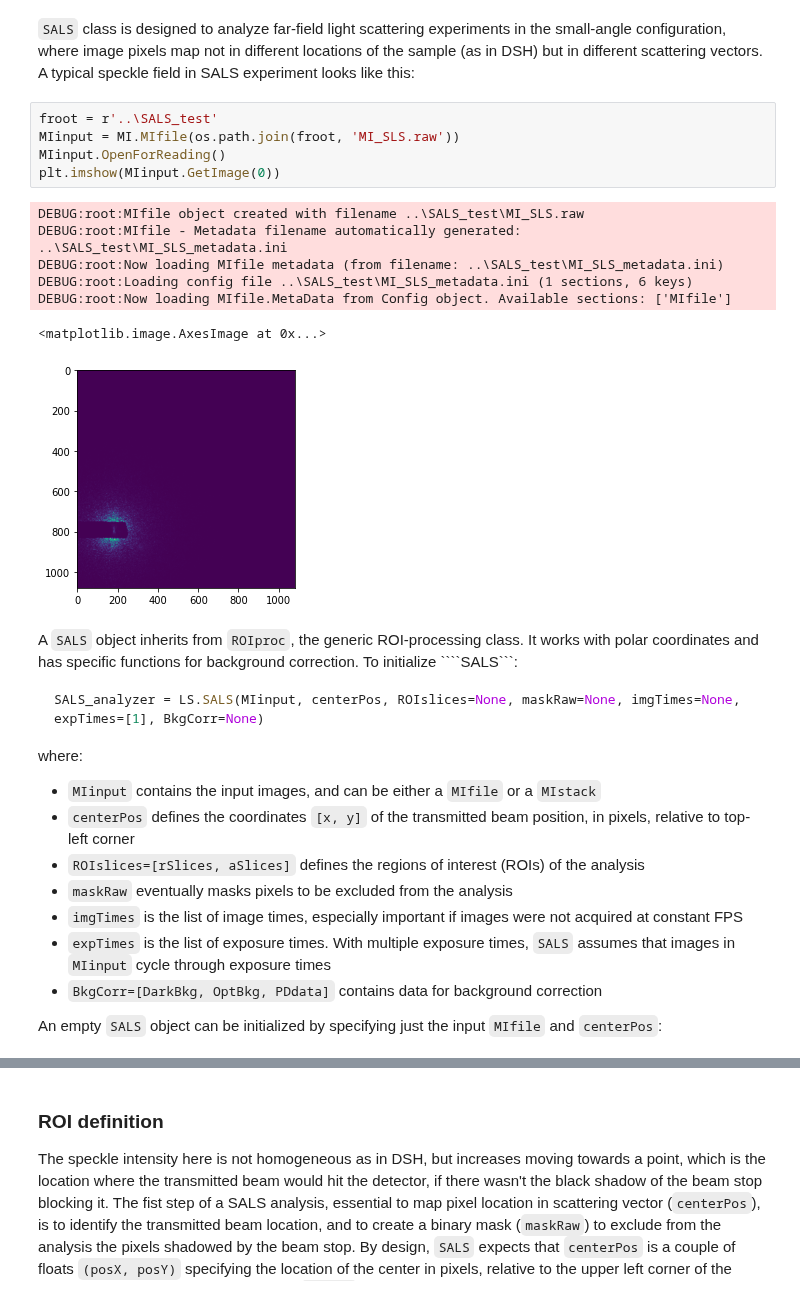
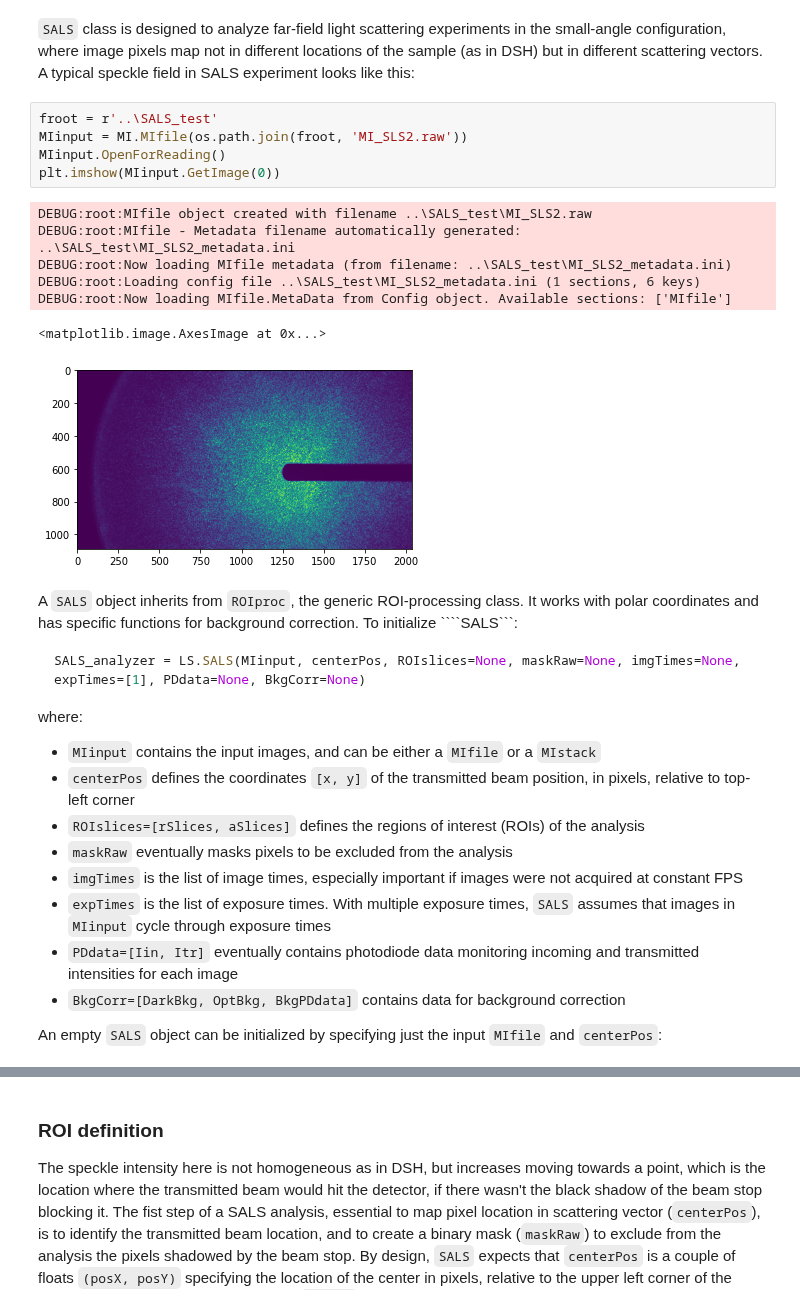
Before and after one commit to steaime/DSHpy, a Jupyter notebook: tutorial5_SALS.ipynb, the cells around one changed output, grey strips where cells are left out. Drawn from its saved outputs; the diff is of its cells as text.

Commit message:
Exposure time correction factor

`````diff
--- a/tutorial5_SALS.ipynb
+++ b/tutorial5_SALS.ipynb
@@ -28,22 +28,22 @@ INFO:root:SALS tutorial started
 ```SALS``` class is designed to analyze far-field light scattering experiments in the small-angle configuration, where image pixels map not in different locations of the sample (as in DSH) but in different scattering vectors. A typical speckle field in SALS experiment looks like this:
 # %%
 froot = r'..\SALS_test'
-MIinput = MI.MIfile(os.path.join(froot, 'MI_SLS.raw'))
+MIinput = MI.MIfile(os.path.join(froot, 'MI_SLS2.raw'))
 MIinput.OpenForReading()
 plt.imshow(MIinput.GetImage(0))
 # %% [output]
-DEBUG:root:MIfile object created with filename ..\SALS_test\MI_SLS.raw
-DEBUG:root:MIfile - Metadata filename automatically generated: ..\SALS_test\MI_SLS_metadata.ini
-DEBUG:root:Now loading MIfile metadata (from filename: ..\SALS_test\MI_SLS_metadata.ini)
-DEBUG:root:Loading config file ..\SALS_test\MI_SLS_metadata.ini (1 sections, 6 keys)
+DEBUG:root:MIfile object created with filename ..\SALS_test\MI_SLS2.raw
+DEBUG:root:MIfile - Metadata filename automatically generated: ..\SALS_test\MI_SLS2_metadata.ini
+DEBUG:root:Now loading MIfile metadata (from filename: ..\SALS_test\MI_SLS2_metadata.ini)
+DEBUG:root:Loading config file ..\SALS_test\MI_SLS2_metadata.ini (1 sections, 6 keys)
 DEBUG:root:Now loading MIfile.MetaData from Config object. Available sections: ['MIfile']
 <matplotlib.image.AxesImage at 0x...>
-[figure, old version]
+[figure, new version]
 # %% [markdown]
 A ```SALS``` object inherits from ```ROIproc```, the generic ROI-processing class. It works with polar coordinates and has specific functions for background correction. To initialize ````SALS```:
 
 ```python
-SALS_analyzer = LS.SALS(MIinput, centerPos, ROIslices=None, maskRaw=None, imgTimes=None, expTimes=[1], BkgCorr=None)
+SALS_analyzer = LS.SALS(MIinput, centerPos, ROIslices=None, maskRaw=None, imgTimes=None, expTimes=[1], PDdata=None, BkgCorr=None)
 ```
 
 where:
@@ -54,7 +54,8 @@ where:
 - ```maskRaw``` eventually masks pixels to be excluded from the analysis
 - ```imgTimes``` is the list of image times, especially important if images were not acquired at constant FPS
 - ```expTimes``` is the list of exposure times. With multiple exposure times, ```SALS``` assumes that images in ```MIinput``` cycle through exposure times
-- ```BkgCorr=[DarkBkg, OptBkg, PDdata]``` contains data for background correction
+- ```PDdata=[Iin, Itr]``` eventually contains photodiode data monitoring incoming and transmitted intensities for each image
+- ```BkgCorr=[DarkBkg, OptBkg, BkgPDdata]``` contains data for background correction
 
 An empty ```SALS``` object can be initialized by specifying just the input ```MIfile``` and ```centerPos```:
 # %%
`````
Also changed, not shown: parts of 16 cells of this notebook, 5 other files.
